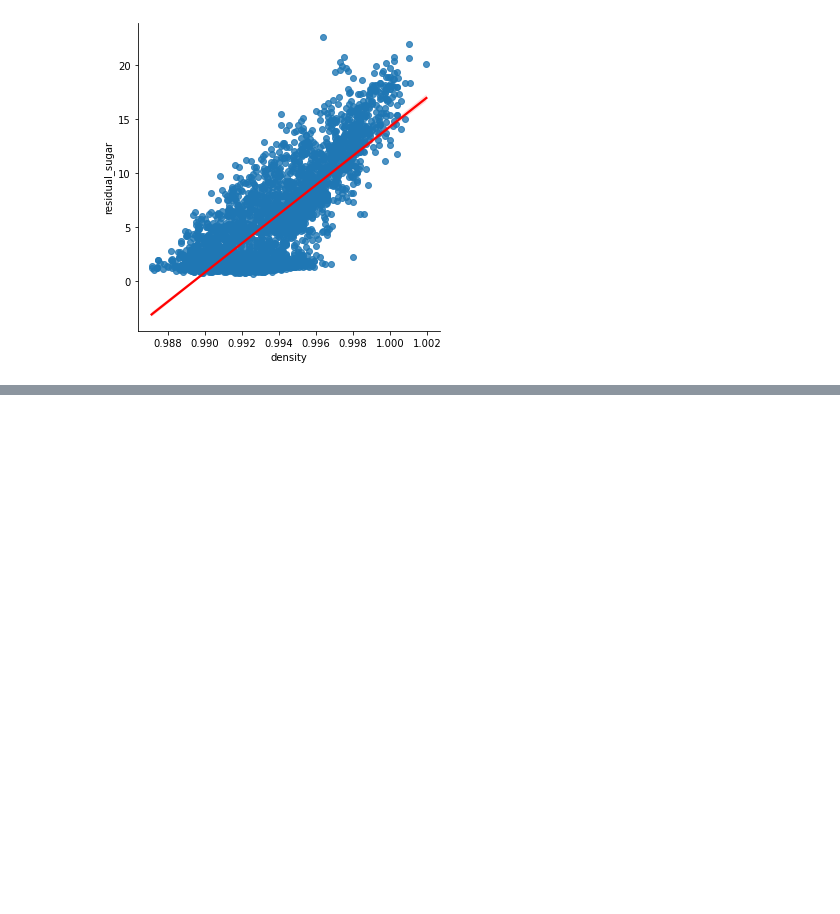
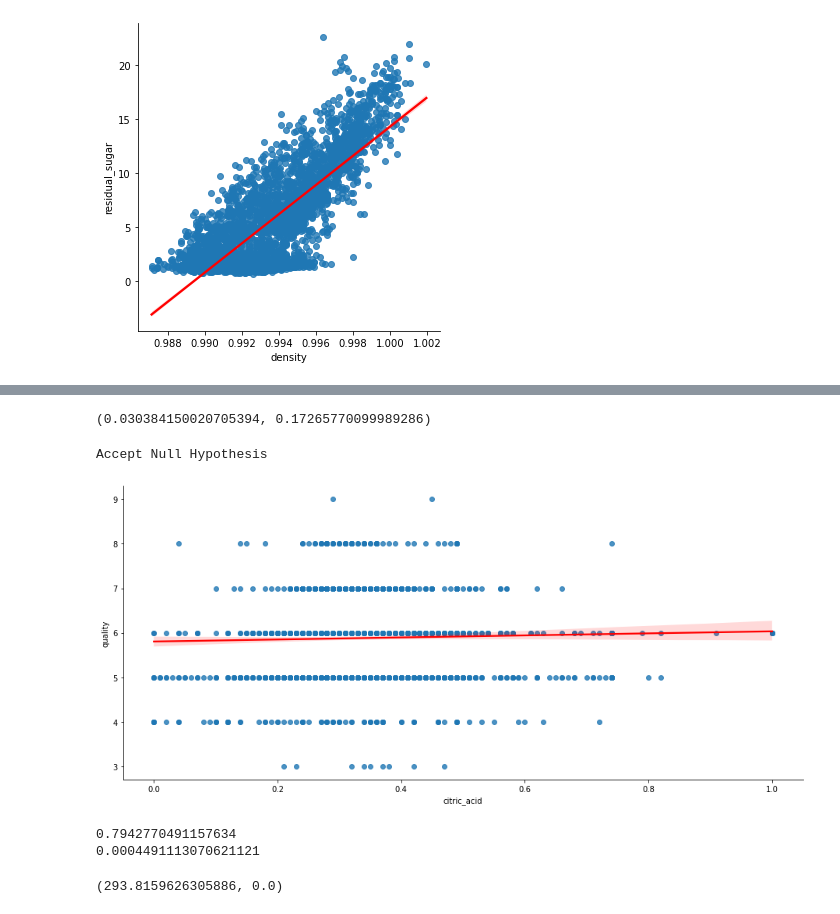
Before and after one commit to MrEnigmamgine/jtl_wine_quality, a Jupyter notebook: Luis_working_notebook.ipynb, the cells around one changed output, grey strips where cells are left out. Drawn from its saved outputs; the diff is of its cells as text; code cells hidden in the pictures; blank space fills up the shorter version.

```diff
--- a/Luis_working_notebook.ipynb
+++ b/Luis_working_notebook.ipynb
@@ -271,0 +312,37 @@ white.shape
+# %%
+# Calculate Pearson Correlation Coefficient for comparison
+
+x = x_train.citric_acid
+y = y_train
+
+corr, p = stats.pearsonr(x, y)
+corr, p
+# %% [output]
+(0.030384150020705394, 0.17265770099989286)
+# %%
+### Decide whether to reject or accept the null hypothesis
+
+if p < 0.05:
+    print('Reject Null Hypothesis')
+else:
+    print('Accept Null Hypothesis')
+# %% [output]
+Accept Null Hypothesis
+# %%
+quality_and_citric_acid = sns.pairplot(train, kind='reg', plot_kws={'line_kws':{'color':'red'}}, x_vars = ['citric_acid'],
+                 y_vars = ['quality'])
+quality_and_citric_acid.fig.set_size_inches(16,7)
+# %% [output]
+[figure, added]
+# %%
+print(train.quality.var())
+print(train.chlorides.var())
+alpha = .05
+# %% [output]
+0.7942770491157634
+0.0004491113070621121
+# %%
+t, p = stats.ttest_ind(train.quality, train.chlorides, equal_var=False)
+t, p /2
+# %% [output]
+(293.8159626305886, 0.0)
```
Also changed, not shown: parts of 18 cells of this notebook.
